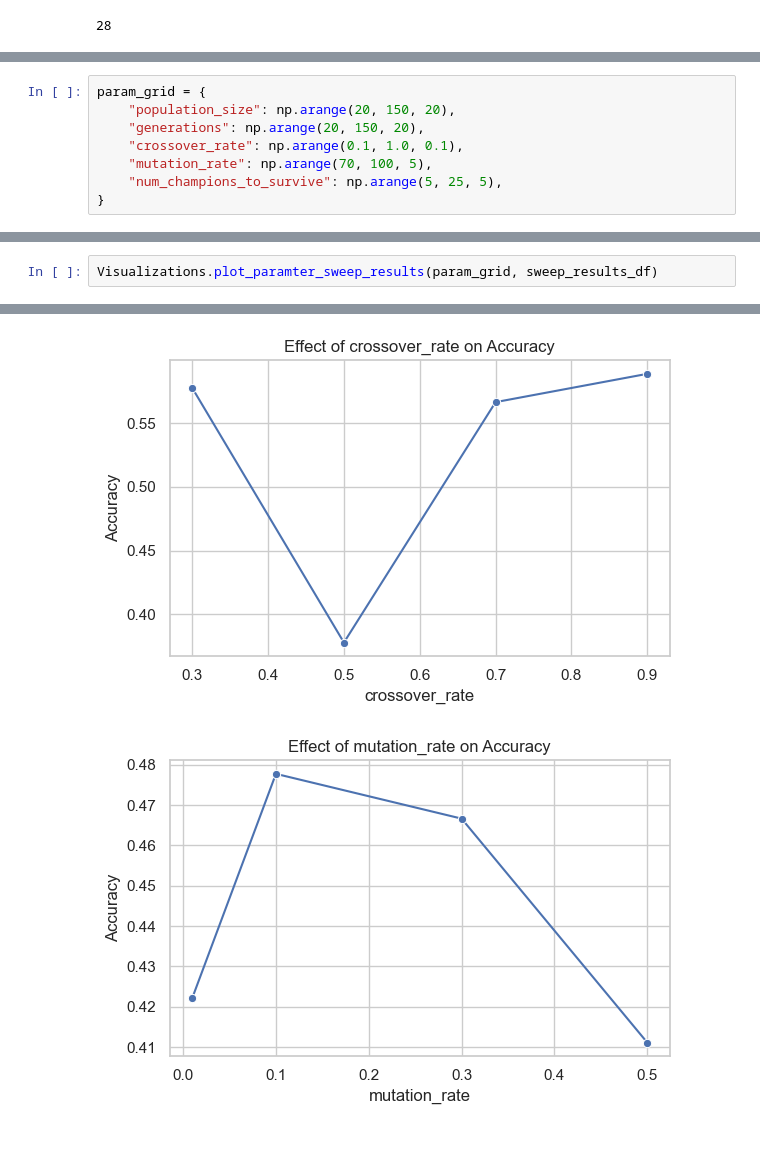
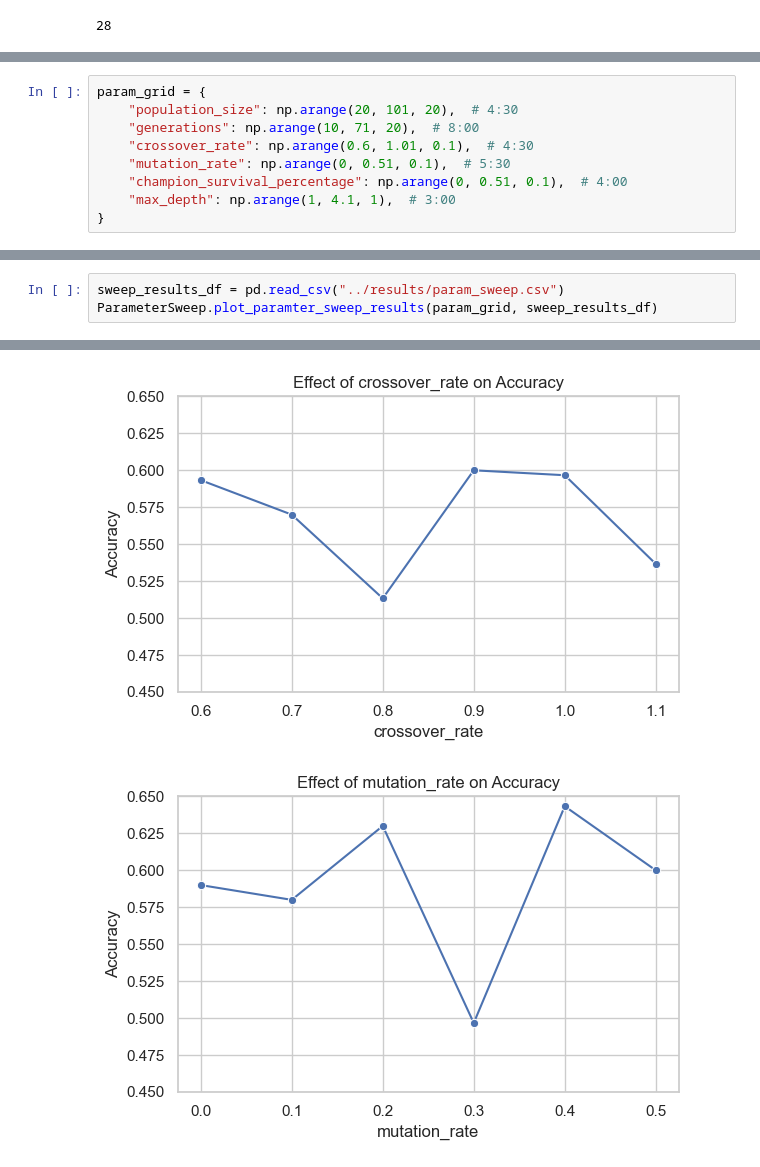
Before and after one commit to olincollege/genetic-programming, a Jupyter notebook: src/main.ipynb, the cells around one changed output, grey strips where cells are left out. Drawn from its saved outputs; the diff is of its cells as text.

```diff
--- a/src/main.ipynb
+++ b/src/main.ipynb
@@ -76,8 +137,9 @@ vis.plot_confusion_matrix()
 # %%
 param_grid = {
-    "population_size": np.arange(20, 150, 20),
-    "generations": np.arange(20, 150, 20),
-    "crossover_rate": np.arange(0.1, 1.0, 0.1),
-    "mutation_rate": np.arange(70, 100, 5),
-    "num_champions_to_survive": np.arange(5, 25, 5),
+    "population_size": np.arange(20, 101, 20),  # 4:30
+    "generations": np.arange(10, 71, 20),  # 8:00
+    "crossover_rate": np.arange(0.6, 1.01, 0.1),  # 4:30
+    "mutation_rate": np.arange(0, 0.51, 0.1),  # 5:30
+    "champion_survival_percentage": np.arange(0, 0.51, 0.1),  # 4:00
+    "max_depth": np.arange(1, 4.1, 1),  # 3:00
 }
@@ -87,3 +152,4 @@ sweep_results_df = sweep_parameters(param_grid, train_df, test_df, FUNCTION_SET,
 # %%
-Visualizations.plot_paramter_sweep_results(param_grid, sweep_results_df)
+sweep_results_df = pd.read_csv("../results/param_sweep.csv")
+ParameterSweep.plot_paramter_sweep_results(param_grid, sweep_results_df)
 # %% [output]
@@ -92,2 +158,2 @@ Visualizations.plot_paramter_sweep_results(param_grid, sweep_results_df)
-[figure, old version]
+[figure, new version]
-[figure, old version]
+[figure, new version]
```
Also changed, not shown: parts of 20 cells of this notebook.
